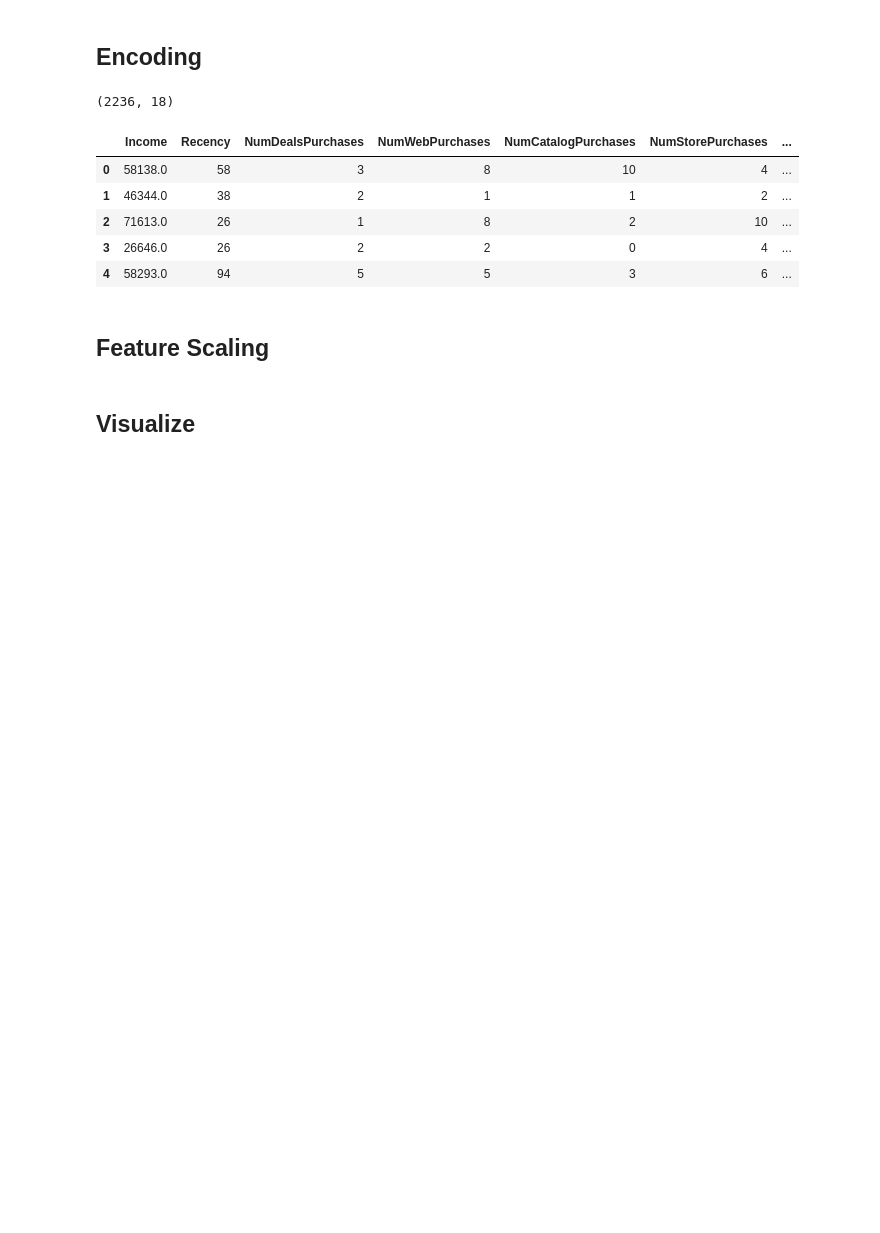
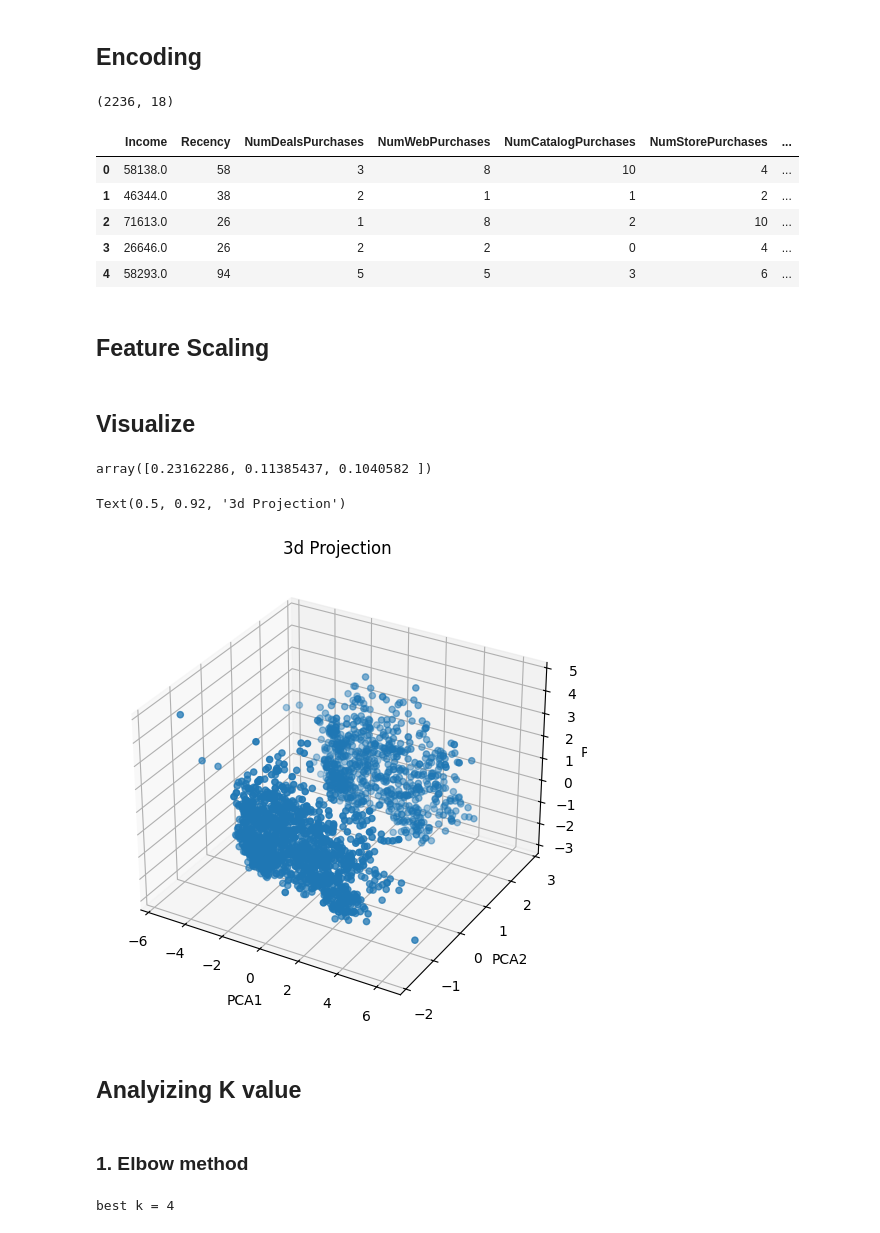
Before and after one commit to kevish2822/Machine-Learning-Foundations, a Jupyter notebook: 02_Unsupervised_Learning/SmartCart_Clustering_Project/SmartCart_Project.ipynb, the cells around one changed output. Saved outputs shown, nothing was run; the diff lists cells and outputs as text; code cells hidden in the pictures; blank space fills up the shorter version.

Commit message:
finished project

```diff
--- a/02_Unsupervised_Learning/SmartCart_Clustering_Project/SmartCart_Project.ipynb
+++ b/02_Unsupervised_Learning/SmartCart_Clustering_Project/SmartCart_Project.ipynb
@@ -230,0 +233,31 @@ X_scaled = scaler.fit_transform(X)
+# %%
+pca = PCA(n_components=3)
+
+X_pca = pca.fit_transform(X_scaled)
+# %%
+pca.explained_variance_ratio_
+# %% [output]
+array([0.23162286, 0.11385437, 0.1040582 ])
+# %%
+## plotting
+fig = plt.figure(figsize=(8,6))
+
+ax = fig.add_subplot(111, projection='3d')
+
+ax.scatter(
+    X_pca[:,0],
+    X_pca[:,1],
+    X_pca[:,2],
+)
+
+ax.set_xlabel('PCA1')
+ax.set_ylabel('PCA2')
+ax.set_zlabel('PCA3')
+ax.set_title('3d Projection')
+# %% [output]
+Text(0.5, 0.92, '3d Projection')
+[figure, added]
+# %% [markdown]
+## Analyizing K value
+# %% [markdown]
+### 1. Elbow method
@@ -230,0 +277,4 @@ X_scaled = scaler.fit_transform(X)
+# %%
+print(f"best k = {optimal_k}")
+# %% [output]
+best k = 4
```
Also changed, not shown: parts of 22 cells of this notebook.
